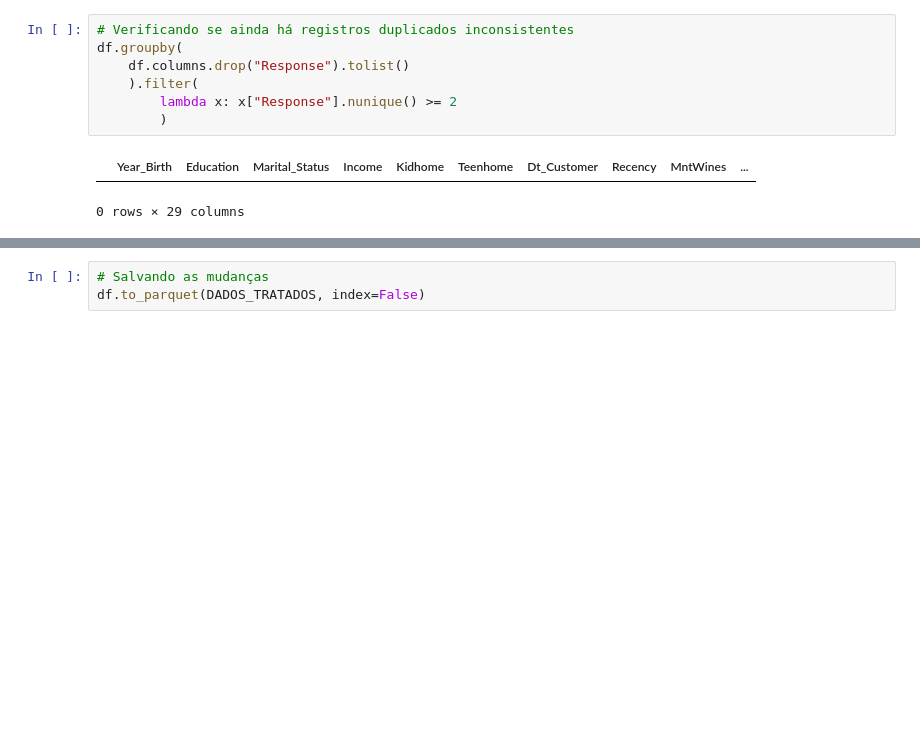
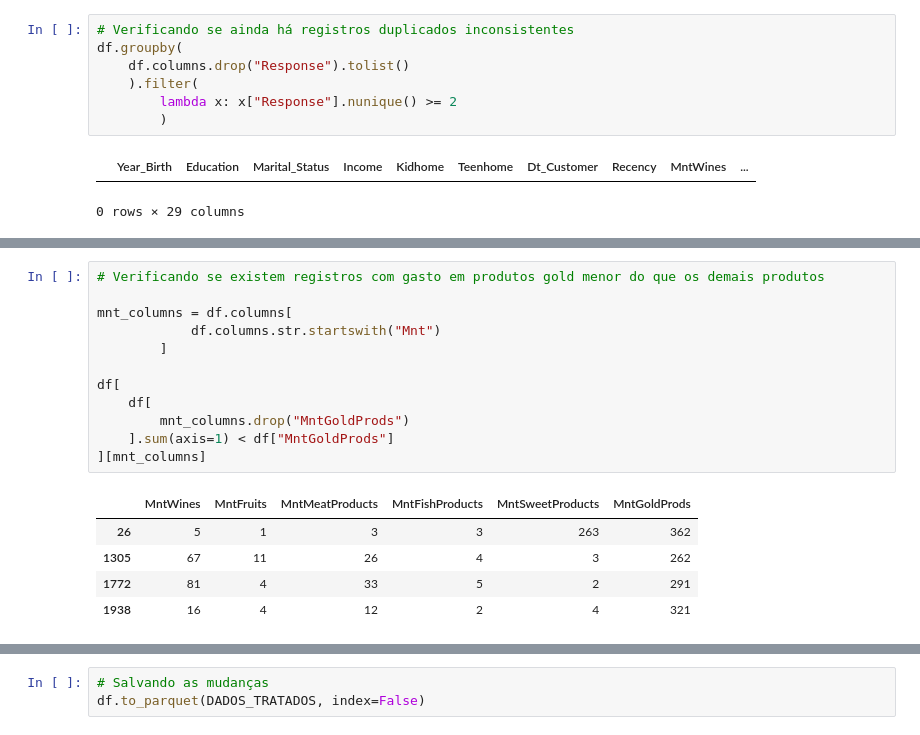
Before and after one commit to LucasGPestana/ifood_analyst, a Jupyter notebook: notebooks/01_eda_initial_preprocessing.ipynb, the cells around one changed output, grey strips where cells are left out. Saved outputs shown, nothing was run; the diff lists cells and outputs as text; blank space fills up the shorter version.

```diff
--- a/notebooks/01_eda_initial_preprocessing.ipynb
+++ b/notebooks/01_eda_initial_preprocessing.ipynb
@@ -388,0 +368,18 @@ Name: proportion, dtype: float64
+# %%
+# Verificando se existem registros com gasto em produtos gold menor do que os demais produtos
+
+mnt_columns = df.columns[
+            df.columns.str.startswith("Mnt")
+        ]
+
+df[
+    df[
+        mnt_columns.drop("MntGoldProds")
+    ].sum(axis=1) < df["MntGoldProds"]
+][mnt_columns]
+# %% [output]
+|  | MntWines | MntFruits | MntMeatProducts | MntFishProducts | MntSweetProducts | MntGoldProds |
+| 26 | 5 | 1 | 3 | 3 | 263 | 362 |
+| 1305 | 67 | 11 | 26 | 4 | 3 | 262 |
+| 1772 | 81 | 4 | 33 | 5 | 2 | 291 |
+| 1938 | 16 | 4 | 12 | 2 | 4 | 321 |
```
Also changed, not shown: parts of 22 cells of this notebook.
